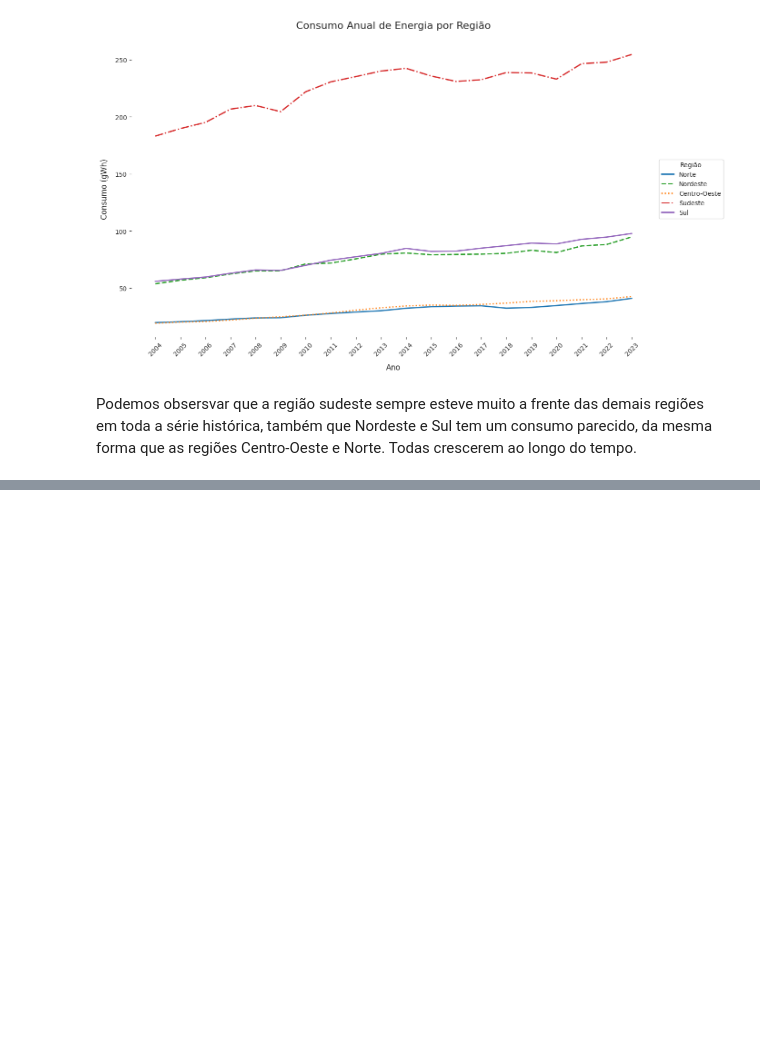
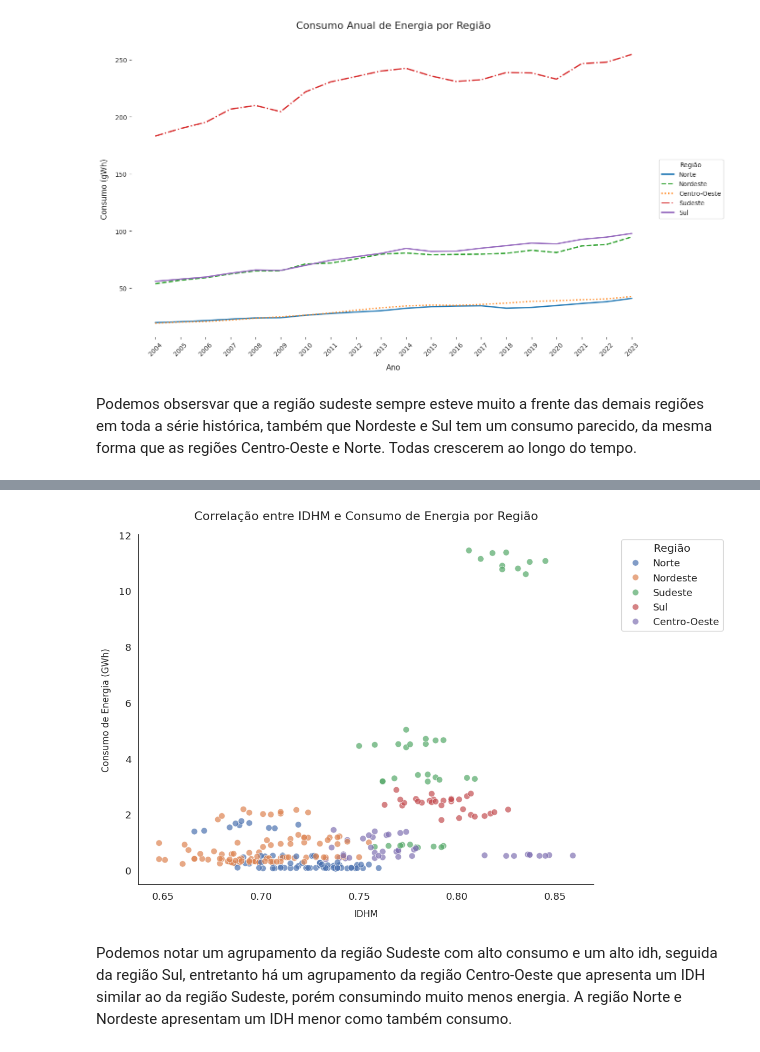
Before and after one commit to jorgelzsilva/projeto_consumo_energia, a Jupyter notebook: notebooks/desafio_final_jorge.ipynb, the cells around one changed output, grey strips where cells are left out. Cells and saved outputs as stored; diff of their text form; code cells hidden in the pictures; blank space fills up the shorter version.

Commit message:
13 perguntas. Correlação entre consumo e IDH

```diff
--- a/notebooks/desafio_final_jorge.ipynb
+++ b/notebooks/desafio_final_jorge.ipynb
@@ -1187,0 +1172,7 @@ Name: gWh, dtype: float64
+# %%
+# vou mesclar a base de idhm com df_estados em estados
+idhm_consumo_estados = idhm.merge(df_estados, on='estado')
+# vou criar uma df com a média de gWh anual por estado
+df_media = df[df['tipo_consumo'] == 'Total'].groupby(['ano', 'estado'])['gWh'].mean().reset_index()
+# e então mesclar esses dados
+idhm_consumo_estados = idhm_consumo_estados.merge(df_media, on= ['estado', 'ano'])
@@ -1187,0 +1193,36 @@ Name: gWh, dtype: float64
+# %%
+# Configurar o estilo do seaborn para um visual mais minimalista
+sns.set_context("notebook", font_scale=1.2)
+
+# Criar a figura e o eixo
+fig, ax = plt.subplots(figsize=(12, 8), facecolor='white')
+
+# Criar o gráfico de dispersão
+sns.scatterplot(data=idhm_consumo_estados, x='idhm', y='gWh', hue='regiao',
+                palette='deep', s=70, alpha=0.7, ax=ax)
+
+# Remover a borda superior e direita
+ax.spines['top'].set_visible(False)
+ax.spines['right'].set_visible(False)
+
+# Configurar títulos e rótulos
+plt.title('Correlação entre IDHM e Consumo de Energia por Região', fontsize=16, pad=20)
+plt.xlabel('IDHM', fontsize=12, labelpad=10)
+plt.ylabel('Consumo de Energia (GWh)', fontsize=12, labelpad=10)
+
+# Formatar o eixo y para usar separador de milhares
+ax.yaxis.set_major_formatter(plt.FuncFormatter(lambda x, p: format(int(x), ',')))
+
+# Ajustar a legenda
+plt.legend(title='Região', bbox_to_anchor=(1.05, 1), loc='upper left')
+
+# Ajustar o layout
+plt.tight_layout()
+
+# Salvar e mostrar o gráfico
+plt.savefig('../imagens/idhm_consumo_dispersao.png', format='png', dpi=300, bbox_inches='tight')
+plt.show()
+# %% [output]
+[figure, added]
+# %% [markdown]
+Podemos notar um agrupamento da região Sudeste com alto consumo e um alto idh, seguida da região Sul, entretanto há um agrupamento da região Centro-Oeste que apresenta um IDH similar ao da região Sudeste, porém consumindo muito menos energia. A região Norte e Nordeste apresentam um IDH menor como também consumo.
```
Also changed, not shown: parts of 6 cells of this notebook, 1 other file.
